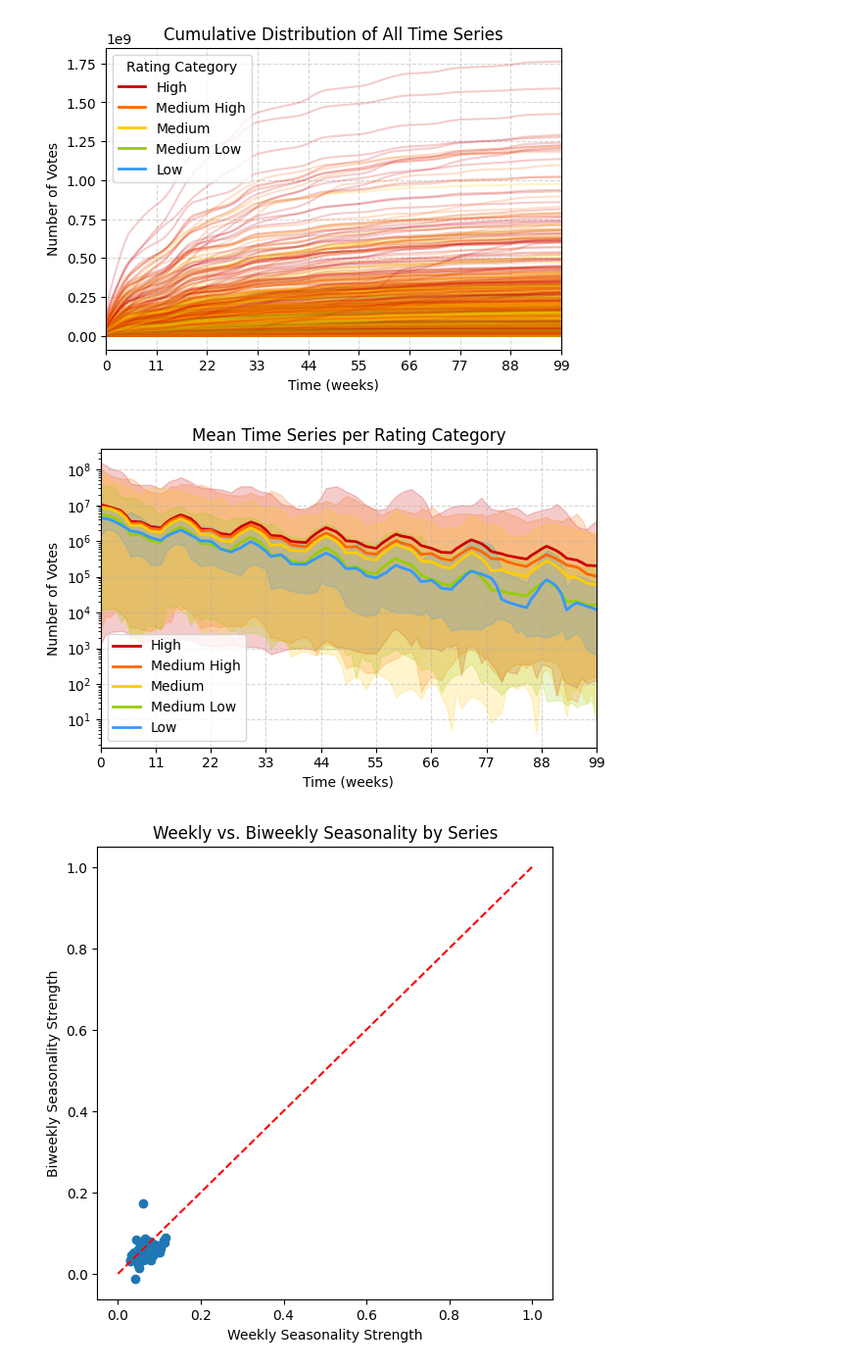
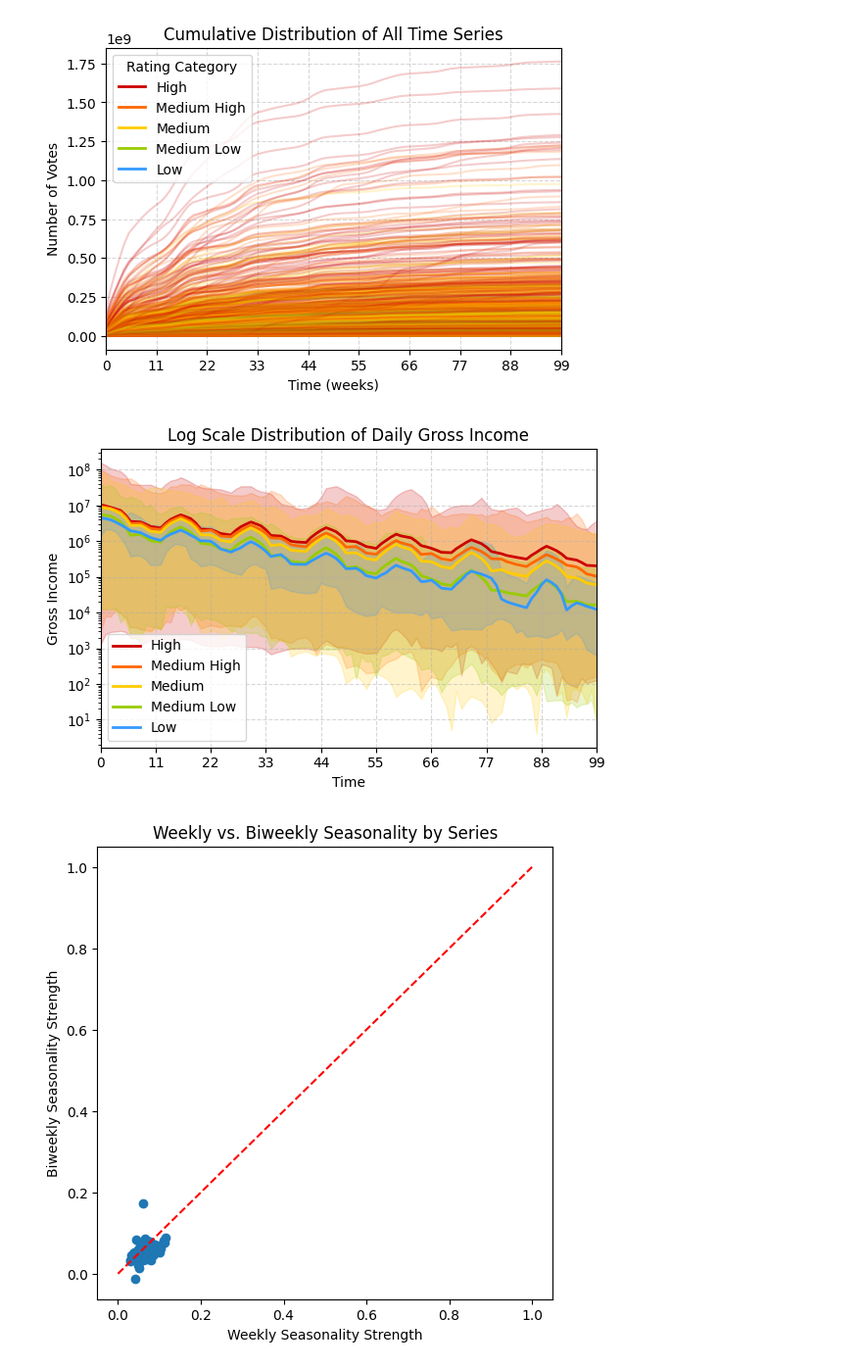
Before and after one commit to ChefBB/dm2_project, a Jupyter notebook: TS/motifs_discords.ipynb, the cells around one changed output. Shown at 98% size. Saved outputs shown, nothing was run; the diff lists cells and outputs as text; code cells hidden in the pictures.

Commit message:
added log scale distrib

```diff
--- a/TS/motifs_discords.ipynb
+++ b/TS/motifs_discords.ipynb
@@ -91,37 +91,37 @@ x = np.arange(len(ts_cols))
 # plt.ylim(1, 10e8)
 # Compute and plot mean + std per rating category
 for category, color in color_map.items():
     subset = df[df['rating_category'] == category]
     if subset.empty:
         continue  # skip if no data for this category
     ts_data = subset[ts_cols].to_numpy()
     mean_ts = ts_data.mean(axis=0)
     # std_ts = ts_data.std(axis=0)
     min_ts = ts_data.min(axis=0)
     max_ts = ts_data.max(axis=0)
     # print(std_ts.shape, mean_ts.shape)
 
     plt.plot(x, mean_ts, color=color, lw=2, label=category)
     plt.fill_between(
         # x, mean_ts - std_ts, mean_ts + std_ts,
         x, min_ts, max_ts,
         color=color, alpha=0.2
     )
 
 # Formatting
-plt.xlabel('Time (weeks)')
-plt.ylabel('Number of Votes')
-plt.title('Mean Time Series per Rating Category')
+plt.xlabel('Time')
+plt.ylabel('Gross Income')
+plt.title('Log Scale Distribution of Daily Gross Income')
 plt.grid(alpha=0.5, linestyle='--')
 plt.xticks(ticks=range(0, len(ts_cols), 11), labels=range(0, len(ts_cols), 11))
 plt.xlim(0, 99)
 # plt.ylim(1, 10e7)
 plt.yscale('log')
 plt.legend()
 plt.tight_layout()
 plt.show()
 # %% [output]
-[figure, old version]
+[figure, new version]
 # %%
 from statsmodels.tsa.seasonal import STL
 import numpy as np
```
Also changed, not shown: parts of 1 cell of this notebook, 5 other files.
